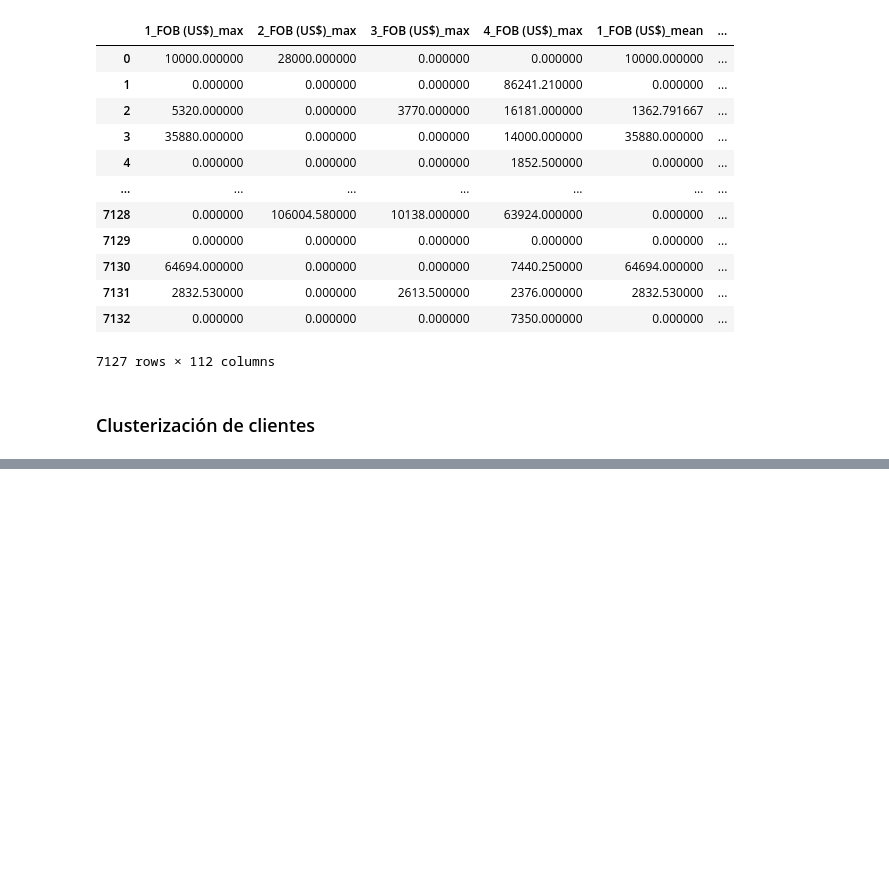
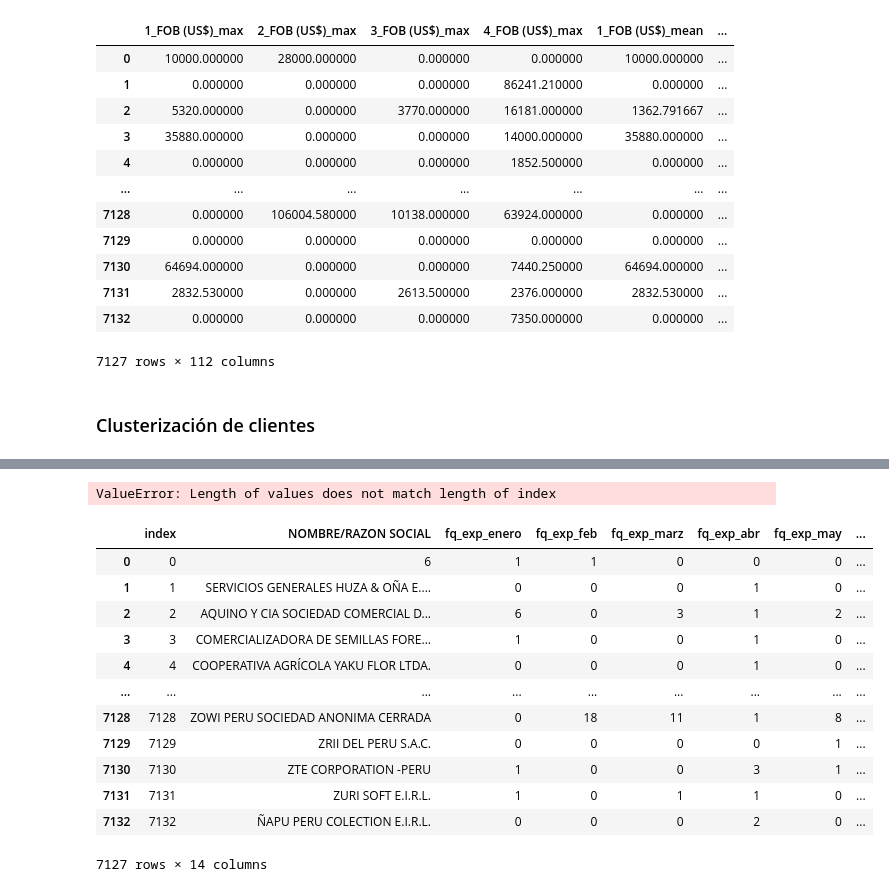
Before and after one commit to PBenavides/Practice_Notebooks, a Jupyter notebook: Time_series_trade_exchange/Modelo No Tradicional.ipynb, the cells around one changed output, grey strips where cells are left out. Cells and saved outputs as stored; diff of their text form; code cells hidden in the pictures; blank space fills up the shorter version.

```diff
--- a/Time_series_trade_exchange/Modelo No Tradicional.ipynb
+++ b/Time_series_trade_exchange/Modelo No Tradicional.ipynb
@@ -794,0 +812,24 @@ sns.scatterplot(X_embedded[:,0], X_embedded[:,1], hue=single.labels_, palette =
+# %%
+cross['clusters'] = single.labels_
+# %% [output]
+ValueError: Length of values does not match length of index
+# %%
+cross.drop(to_drop_test,axis=0,inplace=True)
+# %%
+cross['clusters'] = single.labels_
+# %%
+cross
+# %% [output]
+|  | index | NOMBRE/RAZON SOCIAL | fq_exp_enero | fq_exp_feb | fq_exp_marz | fq_exp_abr | fq_exp_may | ... |
+| 0 | 0 | 6 | 1 | 1 | 0 | 0 | 0 | ... |
+| 1 | 1 | SERVICIOS GENERALES HUZA & OÑA E.... | 0 | 0 | 0 | 1 | 0 | ... |
+| 2 | 2 | AQUINO Y CIA SOCIEDAD COMERCIAL D... | 6 | 0 | 3 | 1 | 2 | ... |
+| 3 | 3 | COMERCIALIZADORA DE SEMILLAS FORE... | 1 | 0 | 0 | 1 | 0 | ... |
+| 4 | 4 | COOPERATIVA AGRÍCOLA YAKU FLOR LTDA. | 0 | 0 | 0 | 1 | 0 | ... |
+| ... | ... | ... | ... | ... | ... | ... | ... | ... |
+| 7128 | 7128 | ZOWI PERU SOCIEDAD ANONIMA CERRADA | 0 | 18 | 11 | 1 | 8 | ... |
+| 7129 | 7129 | ZRII DEL PERU S.A.C. | 0 | 0 | 0 | 0 | 1 | ... |
+| 7130 | 7130 | ZTE CORPORATION -PERU | 1 | 0 | 0 | 3 | 1 | ... |
+| 7131 | 7131 | ZURI SOFT E.I.R.L. | 1 | 0 | 1 | 1 | 0 | ... |
+| 7132 | 7132 | ÑAPU PERU COLECTION E.I.R.L. | 0 | 0 | 0 | 2 | 0 | ... |
+7127 rows × 14 columns
```
Also changed, not shown: parts of 14 cells of this notebook.
